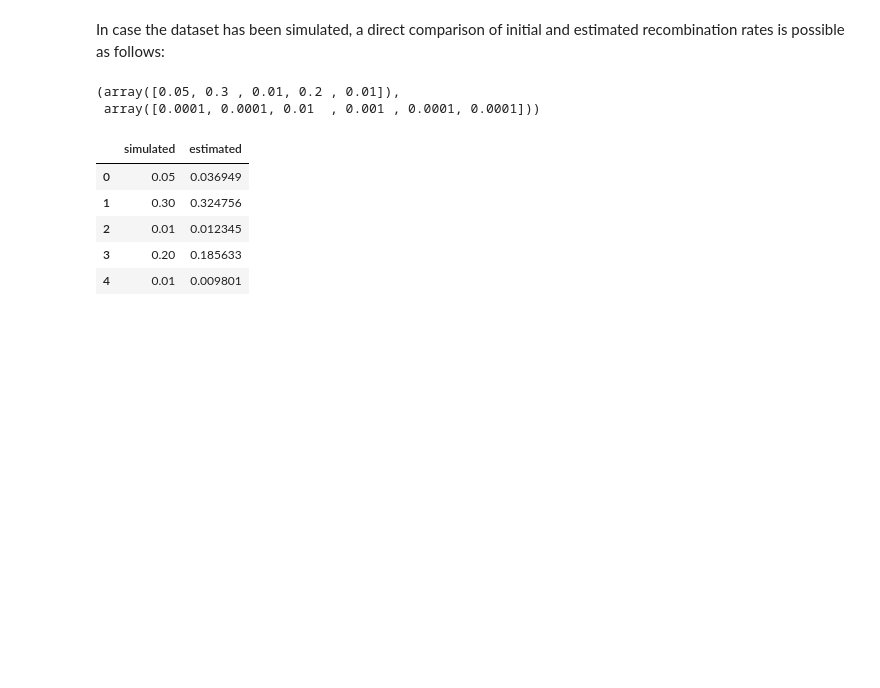
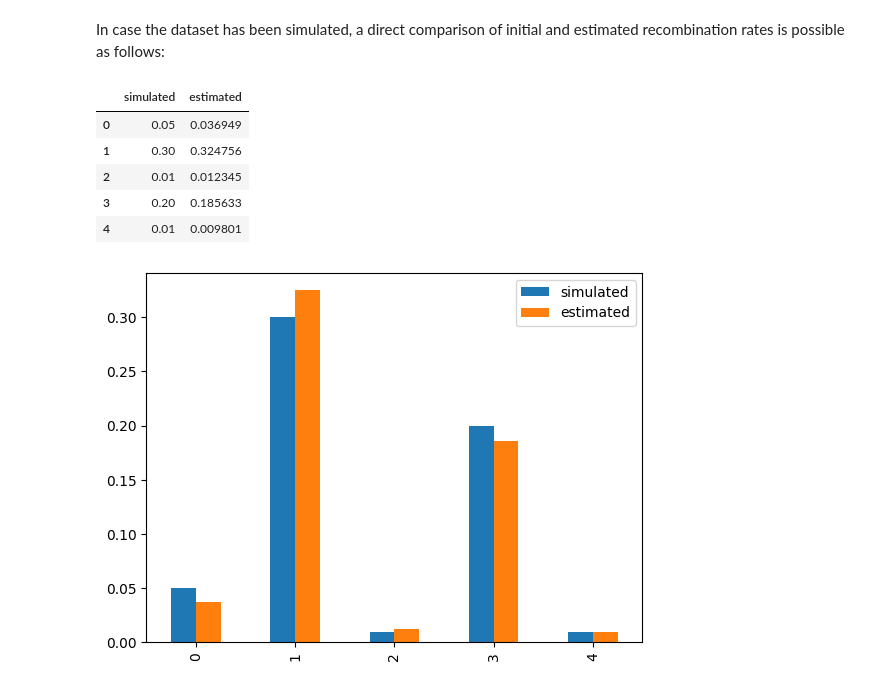
Before and after one commit to serena-aneli/RECOMBULATOR-X, a Jupyter notebook: Estimation Example.ipynb, the cells around one changed output. Saved outputs shown, nothing was run; the diff lists cells and outputs as text; code cells hidden in the pictures; blank space fills up the shorter version.

```diff
--- a/Estimation Example.ipynb
+++ b/Estimation Example.ipynb
@@ -139,17 +113,15 @@ est_recomb_rates, est_mut_rates
         2.15161192e-03, 1.00000000e-08]))
 # %% [markdown]
 In case the dataset has been simulated, a direct comparison of initial and estimated recombination rates is possible as follows:
-# %%
-my_recomb_rates, my_mut_rates
-# %% [output]
-(array([0.05, 0.3 , 0.01, 0.2 , 0.01]),
- array([0.0001, 0.0001, 0.01  , 0.001 , 0.0001, 0.0001]))
 # %%
-pandas.DataFrame({'simulated': my_recomb_rates, 'estimated': est_recomb_rates})
+recomb_cmp = pandas.DataFrame({'simulated': my_recomb_rates, 'estimated': est_recomb_rates})
+recomb_cmp.plot.bar()
+recomb_cmp
 # %% [output]
 |  | simulated | estimated |
 | 0 | 0.05 | 0.036949 |
 | 1 | 0.30 | 0.324756 |
 | 2 | 0.01 | 0.012345 |
 | 3 | 0.20 | 0.185633 |
 | 4 | 0.01 | 0.009801 |
+[figure, added]
```
Also changed, not shown: parts of 32 cells of this notebook, 5 other files.
